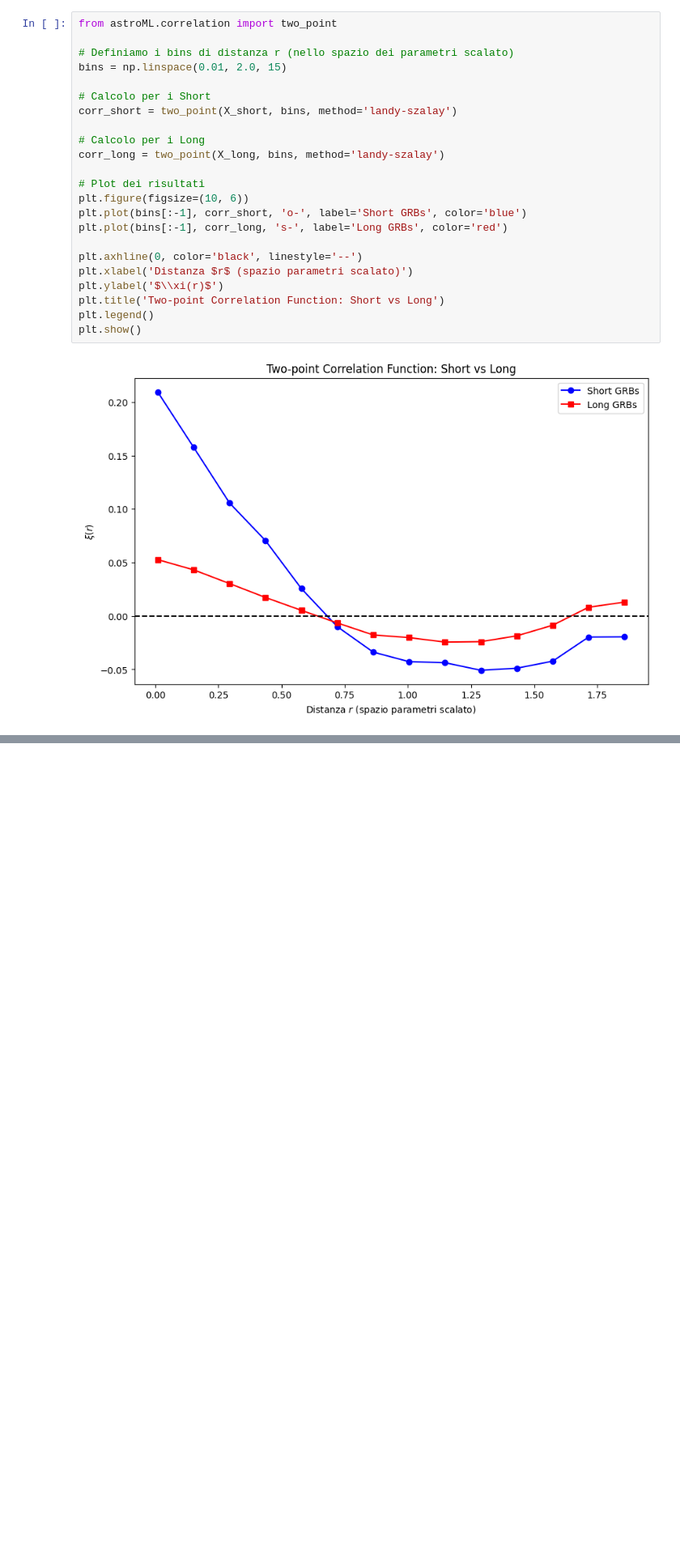
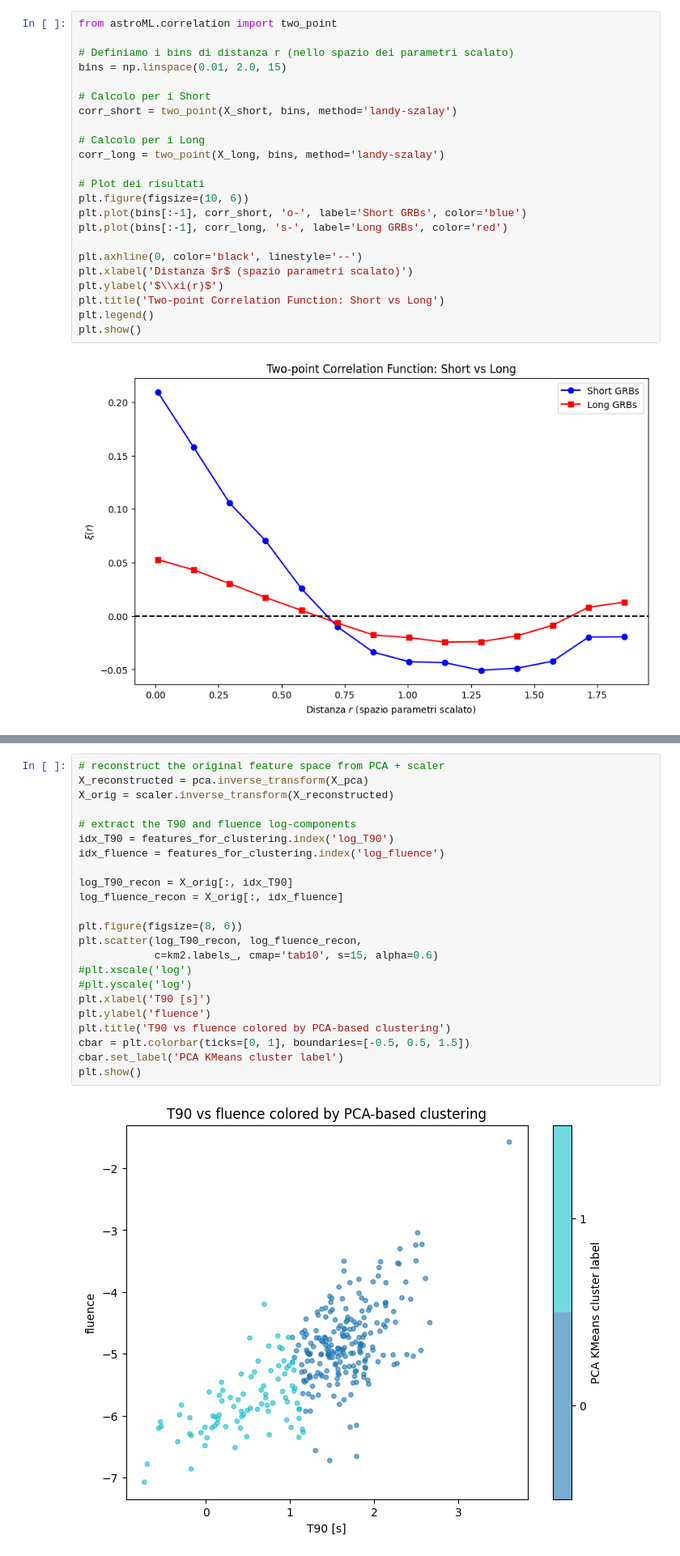
Before and after one commit to anna-tresoldi/astrostatistics_bicocca_2026, a Jupyter notebook: working/L14_GammaRayBursts.ipynb, the cells around one changed output, grey strips where cells are left out. Shown at 81% size. Drawn from its saved outputs; the diff is of its cells as text; blank space fills up the shorter version.

```diff
--- a/working/L14_GammaRayBursts.ipynb
+++ b/working/L14_GammaRayBursts.ipynb
@@ -587,0 +655,25 @@ plt.show()
+# %%
+# reconstruct the original feature space from PCA + scaler
+X_reconstructed = pca.inverse_transform(X_pca)
+X_orig = scaler.inverse_transform(X_reconstructed)
+
+# extract the T90 and fluence log-components
+idx_T90 = features_for_clustering.index('log_T90')
+idx_fluence = features_for_clustering.index('log_fluence')
+
+log_T90_recon = X_orig[:, idx_T90]
+log_fluence_recon = X_orig[:, idx_fluence]
+
+plt.figure(figsize=(8, 6))
+plt.scatter(log_T90_recon, log_fluence_recon,
+            c=km2.labels_, cmap='tab10', s=15, alpha=0.6)
+#plt.xscale('log')
+#plt.yscale('log')
+plt.xlabel('T90 [s]')
+plt.ylabel('fluence')
+plt.title('T90 vs fluence colored by PCA-based clustering')
+cbar = plt.colorbar(ticks=[0, 1], boundaries=[-0.5, 0.5, 1.5])
+cbar.set_label('PCA KMeans cluster label')
+plt.show()
+# %% [output]
+[figure, added]
```
Also changed, not shown: parts of 2 cells of this notebook.
